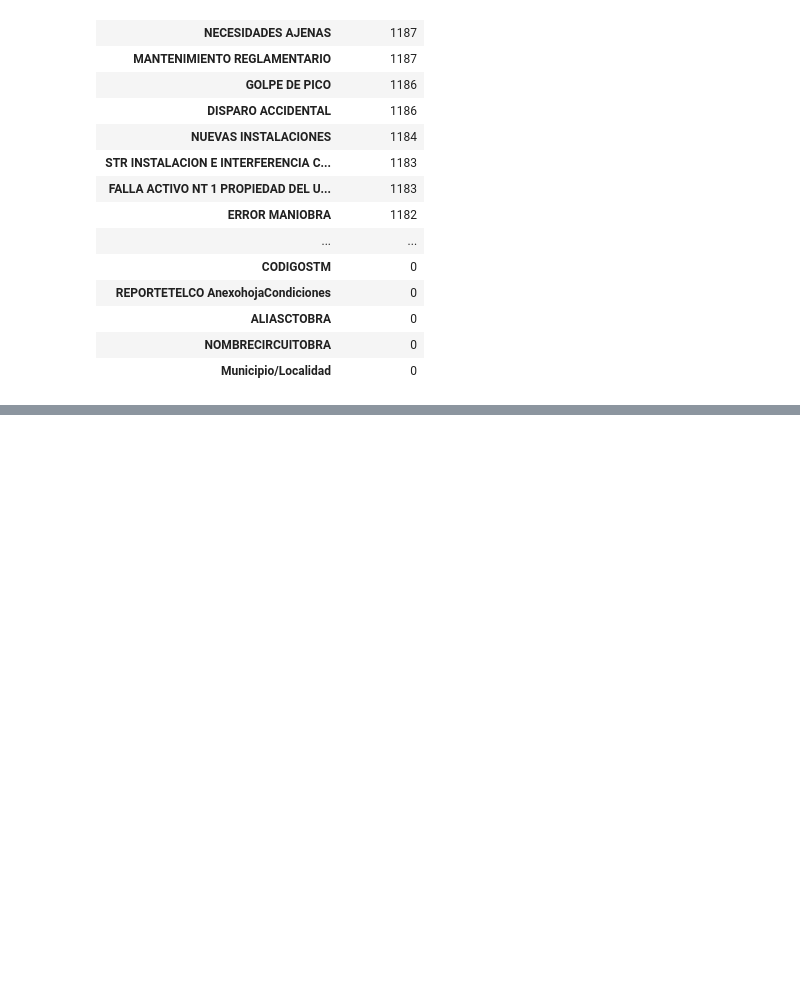
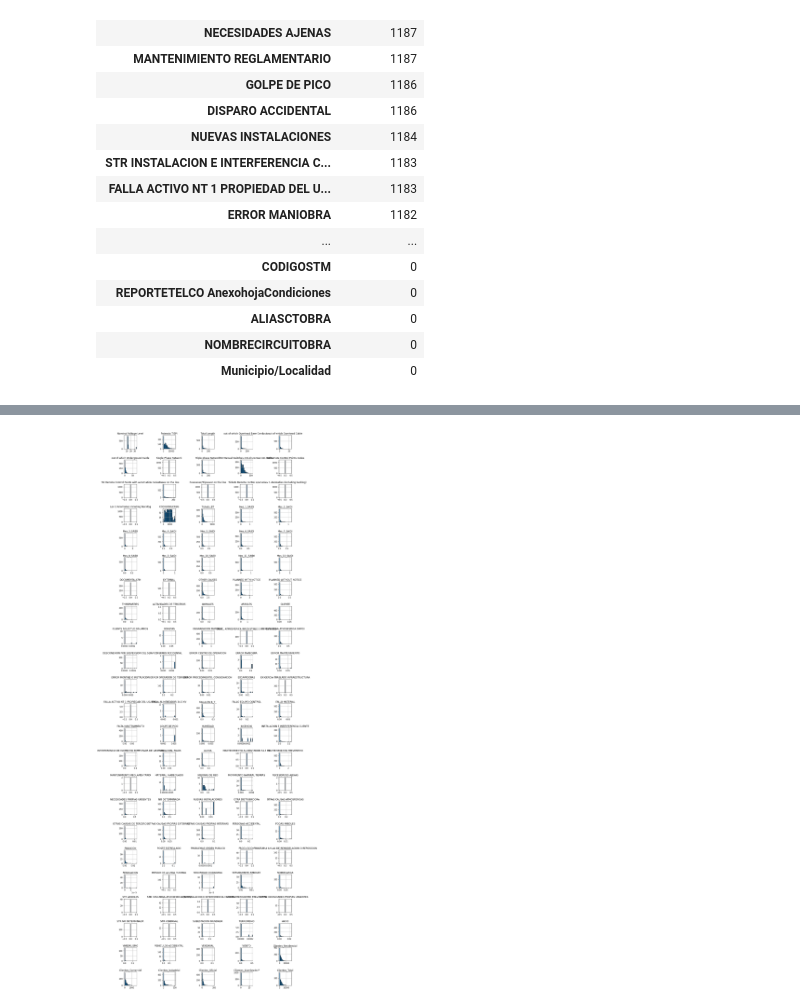
Before and after one commit to EduardoToledoMIAD/distribucion_potencia, a Jupyter notebook: src/notebooks/1_0_et_exploracion_inicial_datos.ipynb, the cells around one changed output, grey strips where cells are left out. Saved outputs shown, nothing was run; the diff lists cells and outputs as text; code cells hidden in the pictures; blank space fills up the shorter version.

```diff
--- a/src/notebooks/1_0_et_exploracion_inicial_datos.ipynb
+++ b/src/notebooks/1_0_et_exploracion_inicial_datos.ipynb
@@ -114,0 +132,6 @@ plt.show()
+# %%
+# Histogramas variables numericas
+circuitos.hist(bins=25, figsize=(15, 40), layout=(-1, 5), edgecolor="black")
+plt.tight_layout();
+# %% [output]
+[figure, added]
```
Also changed, not shown: parts of 3 cells of this notebook, 5 other files.
